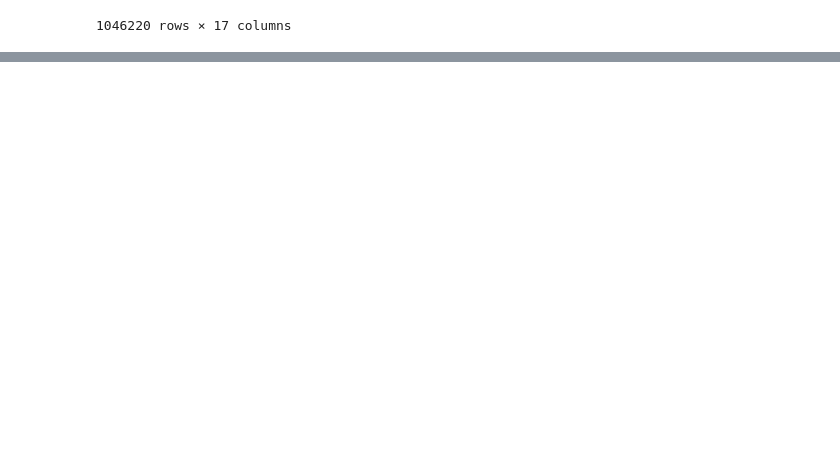
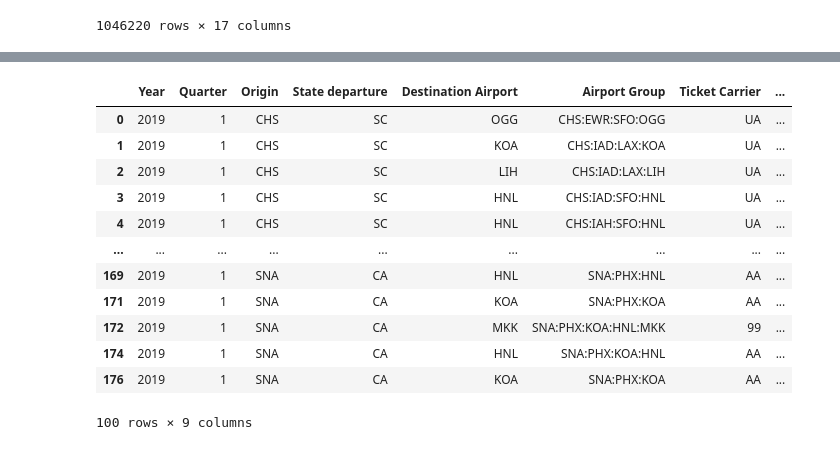
Before and after one commit to Jhernie/Project-01---Airline-Popularity-Over-Time, a Jupyter notebook: hawaii_flights.ipynb, the cells around one changed output, grey strips where cells are left out. Drawn from its saved outputs; the diff is of its cells as text; code cells hidden in the pictures; blank space fills up the shorter version.

```diff
--- a/hawaii_flights.ipynb
+++ b/hawaii_flights.ipynb
@@ -58,3 +58,20 @@ hawaii_flights
 | 454656 | 2021 | 4 | 14747 | SEA | WA | Washington | 12173 | ... |
 | 454657 | 2021 | 4 | 14747 | SEA | WA | Washington | 12173 | ... |
 1046220 rows × 17 columns
+# %%
+clean_data_df= hawaii_flights.rename(columns=
+
+                                         {"YEAR": "Year",
+                                         "QUARTER":"Quarter",
+                                         "ORIGIN":"Origin",
+                                         "ORIGIN_STATE_ABR":"State departure",
+                                         "DEST":"Destination Airport",
+                                         "DEST_STATE_ABR":"Destination State",
+                                         "AIRPORT_GROUP":"Airport Group",
+                                         "TICKET_CARRIER":"Ticket Carrier",
+                                         "PASSENGERS":"Total Passengers",
+                                         "MARKET_FARE":"Ticket Cost"
+                                        }
+                                    )
+
+clean_data_df
@@ -60,0 +92,18 @@ hawaii_flights
+# %%
+airports_data_df = clean_data_df[['Year', 'Quarter','Origin','State departure','Destination Airport','Airport Group',
+                                       'Ticket Carrier','Total Passengers','Ticket Cost']]
+airports_data_df.head(100)
+# %% [output]
+|  | Year | Quarter | Origin | State departure | Destination Airport | Airport Group | Ticket Carrier | ... |
+| 0 | 2019 | 1 | CHS | SC | OGG | CHS:EWR:SFO:OGG | UA | ... |
+| 1 | 2019 | 1 | CHS | SC | KOA | CHS:IAD:LAX:KOA | UA | ... |
+| 2 | 2019 | 1 | CHS | SC | LIH | CHS:IAD:LAX:LIH | UA | ... |
+| 3 | 2019 | 1 | CHS | SC | HNL | CHS:IAD:SFO:HNL | UA | ... |
+| 4 | 2019 | 1 | CHS | SC | HNL | CHS:IAH:SFO:HNL | UA | ... |
+| ... | ... | ... | ... | ... | ... | ... | ... | ... |
+| 169 | 2019 | 1 | SNA | CA | HNL | SNA:PHX:HNL | AA | ... |
+| 171 | 2019 | 1 | SNA | CA | KOA | SNA:PHX:KOA | AA | ... |
+| 172 | 2019 | 1 | SNA | CA | MKK | SNA:PHX:KOA:HNL:MKK | 99 | ... |
+| 174 | 2019 | 1 | SNA | CA | HNL | SNA:PHX:KOA:HNL | AA | ... |
+| 176 | 2019 | 1 | SNA | CA | KOA | SNA:PHX:KOA | AA | ... |
+100 rows × 9 columns
```
Also changed, not shown: parts of 1 cell of this notebook.
